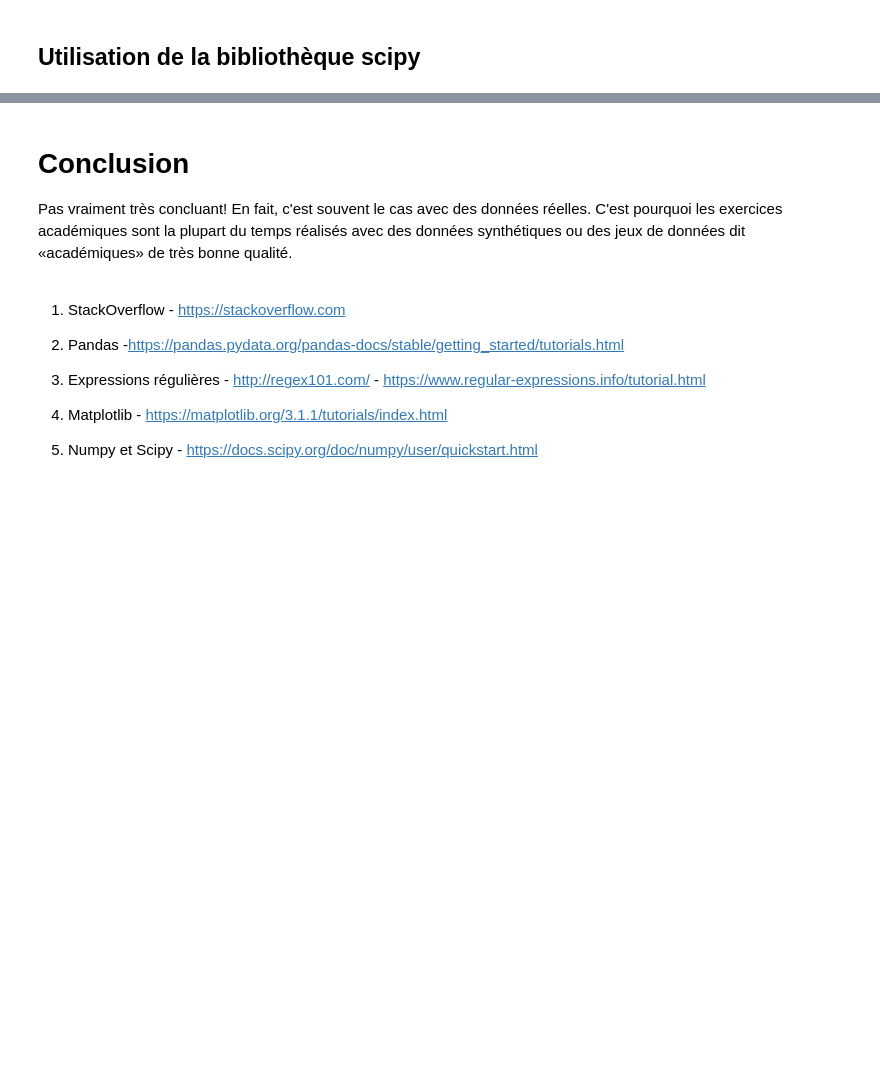
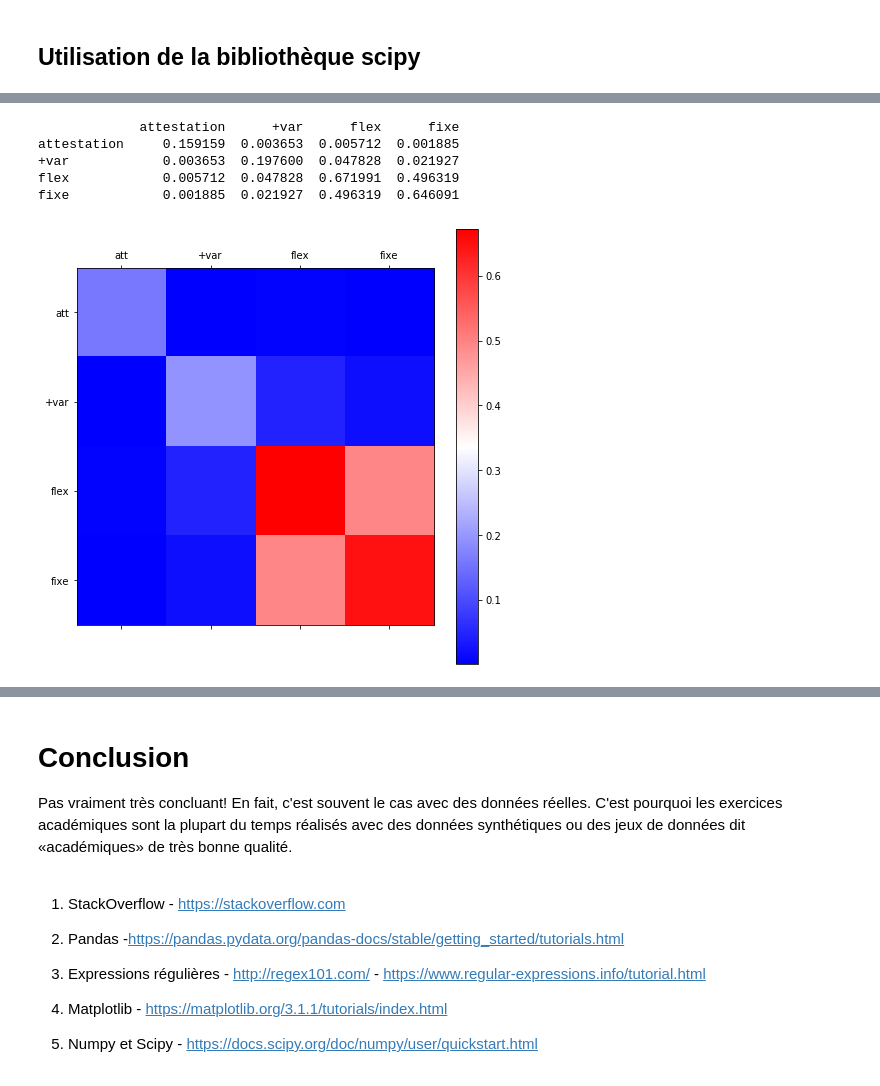
Before and after one commit to ClaudeCoulombe/Analytique_Apprentissage, a Jupyter notebook: AA-Extraction_relations_correlations_motifs.ipynb, the cells around one changed output, grey strips where cells are left out. Cells and saved outputs as stored; diff of their text form; code cells hidden in the pictures; blank space fills up the shorter version.

Commit message:
Ajout d'un test d'association basé sur l'information mutuelle

```diff
--- a/AA-Extraction_relations_correlations_motifs.ipynb
+++ b/AA-Extraction_relations_correlations_motifs.ipynb
@@ -293,0 +298,51 @@ fixe r: -0.0628618557093712 , valeur p: 0.42824614431914554
+# %%
+# Code from: Entropy in machine learning - may 06 2019 - Francesco Gadaleta
+# https://gist.github.com/rlangone/71d93b68d38a89c6722f414fc96f4792
+
+# Import libraries
+import pandas as pd
+import numpy as np
+from scipy.stats import iqr
+from numpy import histogram2d
+from sklearn.metrics import mutual_info_score
+
+# Define mutual information function
+def minfo(x, y):
+    # Compute mutual information between x and y
+    bins_x = max(2,int(2*iqr(x)*len(x)**-(1/3))) # use Freedman-Diaconis's Rule of thumb
+    bins_y = max(2,int(2*iqr(y)*len(y)**-(1/3)))
+    c_xy = histogram2d(x, y, [bins_x,bins_y])[0]
+    mi = mutual_info_score(None, None, contingency=c_xy)
+    return mi
+
+# Build MI matrix
+num_features = DF_fusion_attestation.shape[1]
+MI_matrix = np.zeros((num_features,num_features))
+for i,col_i in enumerate(DF_fusion_attestation):
+    for j,col_j in enumerate(DF_fusion_attestation):
+        MI_matrix[i,j] = minfo(DF_fusion_attestation[col_i],DF_fusion_attestation[col_j])
+MI_df = pd.DataFrame(MI_matrix,columns = DF_fusion_attestation.columns, index = DF_fusion_attestation.columns)
+print(MI_df)
+# %% [output]
+             attestation      +var      flex      fixe
+attestation     0.159159  0.003653  0.005712  0.001885
++var            0.003653  0.197600  0.047828  0.021927
+flex            0.005712  0.047828  0.671991  0.496319
+fixe            0.001885  0.021927  0.496319  0.646091
+# %%
+import matplotlib.pyplot as plt
+%matplotlib inline
+
+alpha = ['att', '+var', 'flex', 'fixe']
+
+fig = plt.figure(figsize=(8,8))
+ax = fig.add_subplot(111)
+cax = ax.matshow(MI_df, cmap='bwr', interpolation='nearest')
+fig.colorbar(cax)
+
+ax.set_xticklabels(['']+alpha)
+ax.set_yticklabels(['']+alpha)
+
+plt.show()
+# %% [output]
+[figure, added]
```
Also changed, not shown: parts of 8 cells of this notebook.
